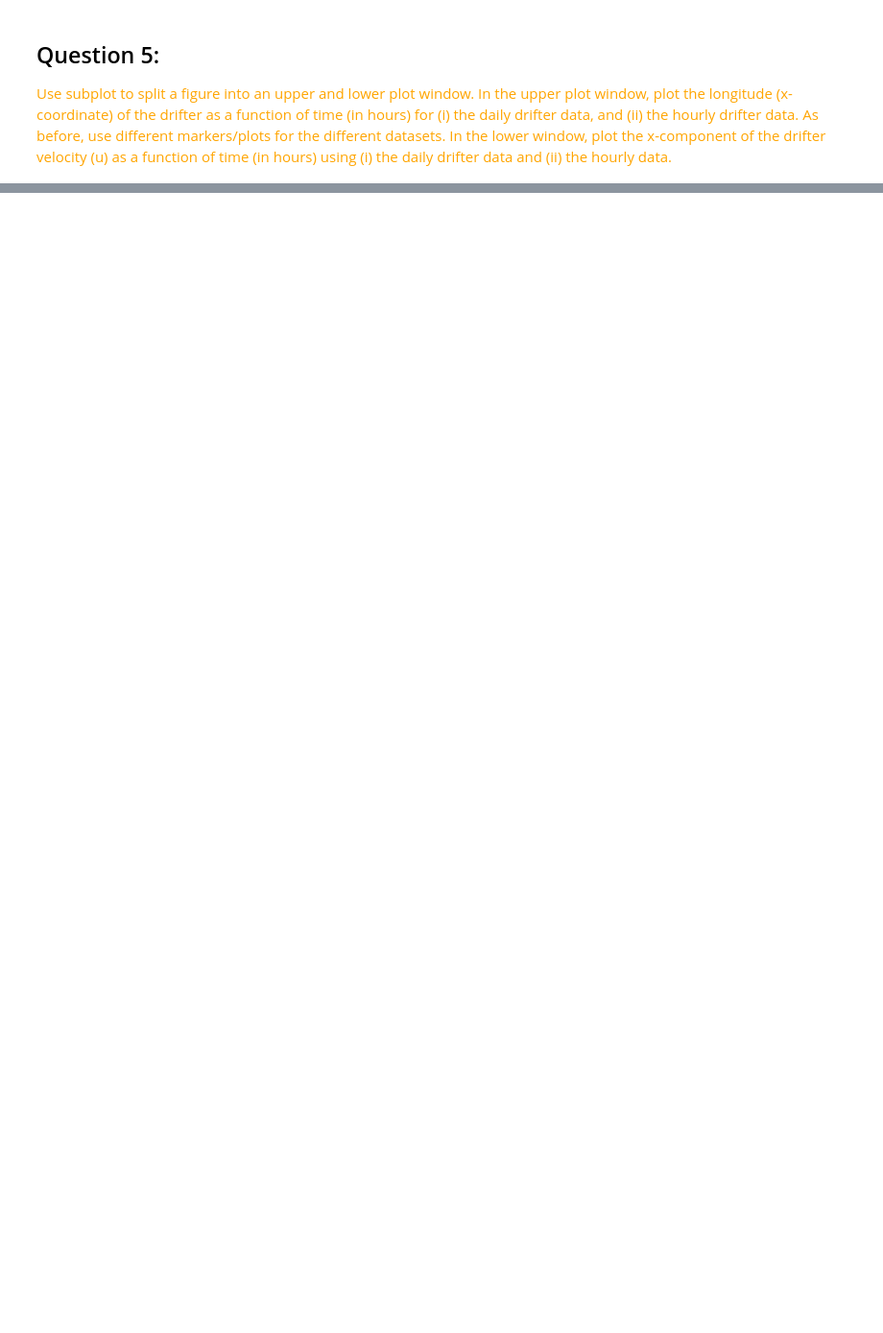
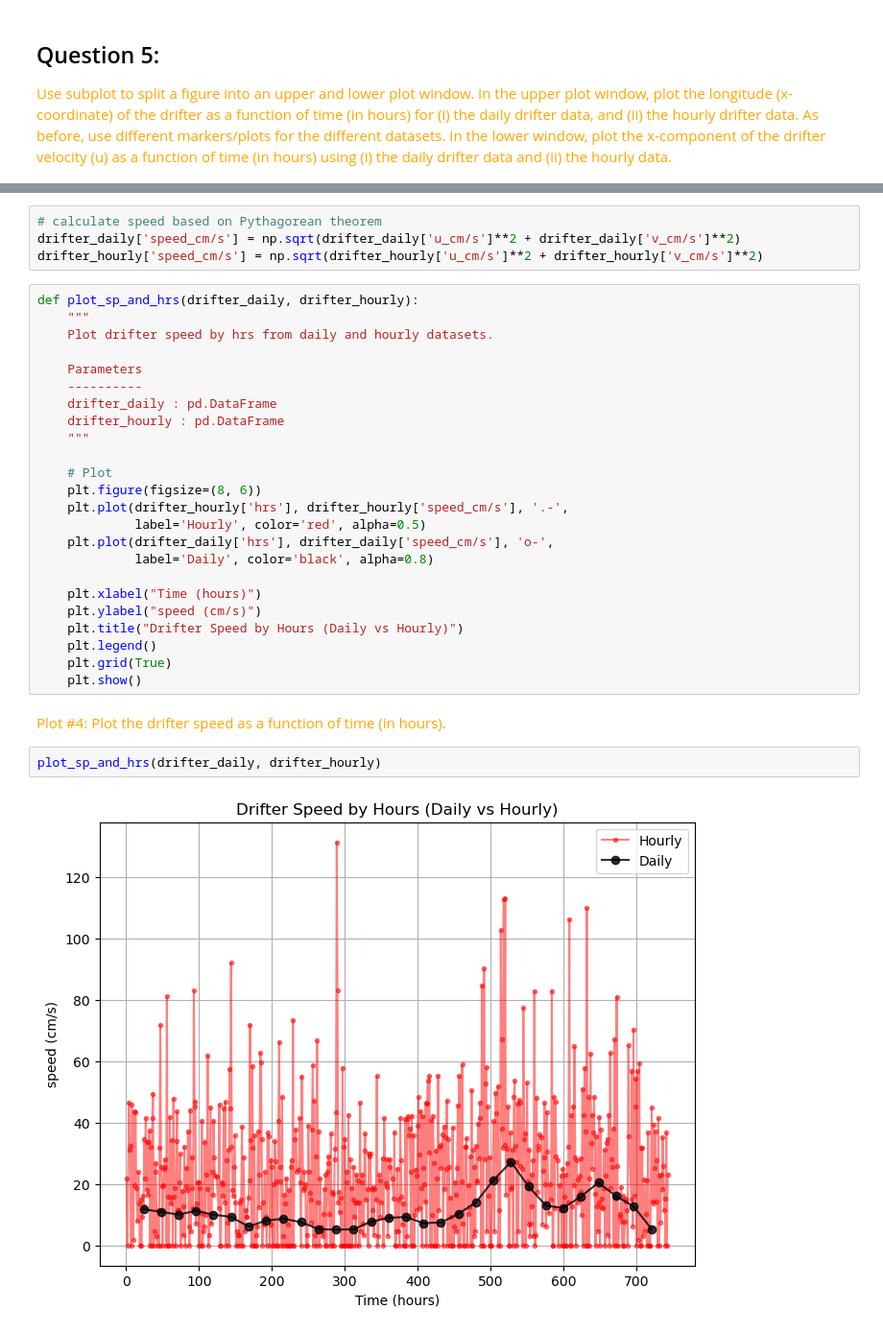
Before and after one commit to HOUPU1993/Homework-for-GEOG-210A-F25, a Jupyter notebook: Homework 1/HM1.ipynb, the cells around one changed output, grey strips where cells are left out. Shown at 96% size. Cells and saved outputs as stored; diff of their text form; blank space fills up the shorter version.

```diff
--- a/Homework 1/HM1.ipynb
+++ b/Homework 1/HM1.ipynb
@@ -186,0 +237,36 @@ Use subplot to split a figure into an upper and lower plot window. In the upper
+# %%
+# calculate speed based on Pythagorean theorem
+drifter_daily['speed_cm/s'] = np.sqrt(drifter_daily['u_cm/s']**2 + drifter_daily['v_cm/s']**2)
+drifter_hourly['speed_cm/s'] = np.sqrt(drifter_hourly['u_cm/s']**2 + drifter_hourly['v_cm/s']**2)
+# %%
+def plot_sp_and_hrs(drifter_daily, drifter_hourly):
+    """
+    Plot drifter speed by hrs from daily and hourly datasets.
+
+    Parameters
+    ----------
+    drifter_daily : pd.DataFrame
+    drifter_hourly : pd.DataFrame
+    """
+
+    # Plot
+    plt.figure(figsize=(8, 6))
+    plt.plot(drifter_hourly['hrs'], drifter_hourly['speed_cm/s'], '.-',
+             label='Hourly', color='red', alpha=0.5)
+    plt.plot(drifter_daily['hrs'], drifter_daily['speed_cm/s'], 'o-',
+             label='Daily', color='black', alpha=0.8)
+
+    plt.xlabel("Time (hours)")
+    plt.ylabel("speed (cm/s)")
+    plt.title("Drifter Speed by Hours (Daily vs Hourly)")
+    plt.legend()
+    plt.grid(True)
+    plt.show()
+# %% [markdown]
+<font color="orange">
+Plot #4: Plot the drifter speed as a function of time (in hours).
+</font>
+# %%
+plot_sp_and_hrs(drifter_daily, drifter_hourly)
+# %% [output]
+[figure, added]
```
Also changed, not shown: parts of 13 cells of this notebook.
